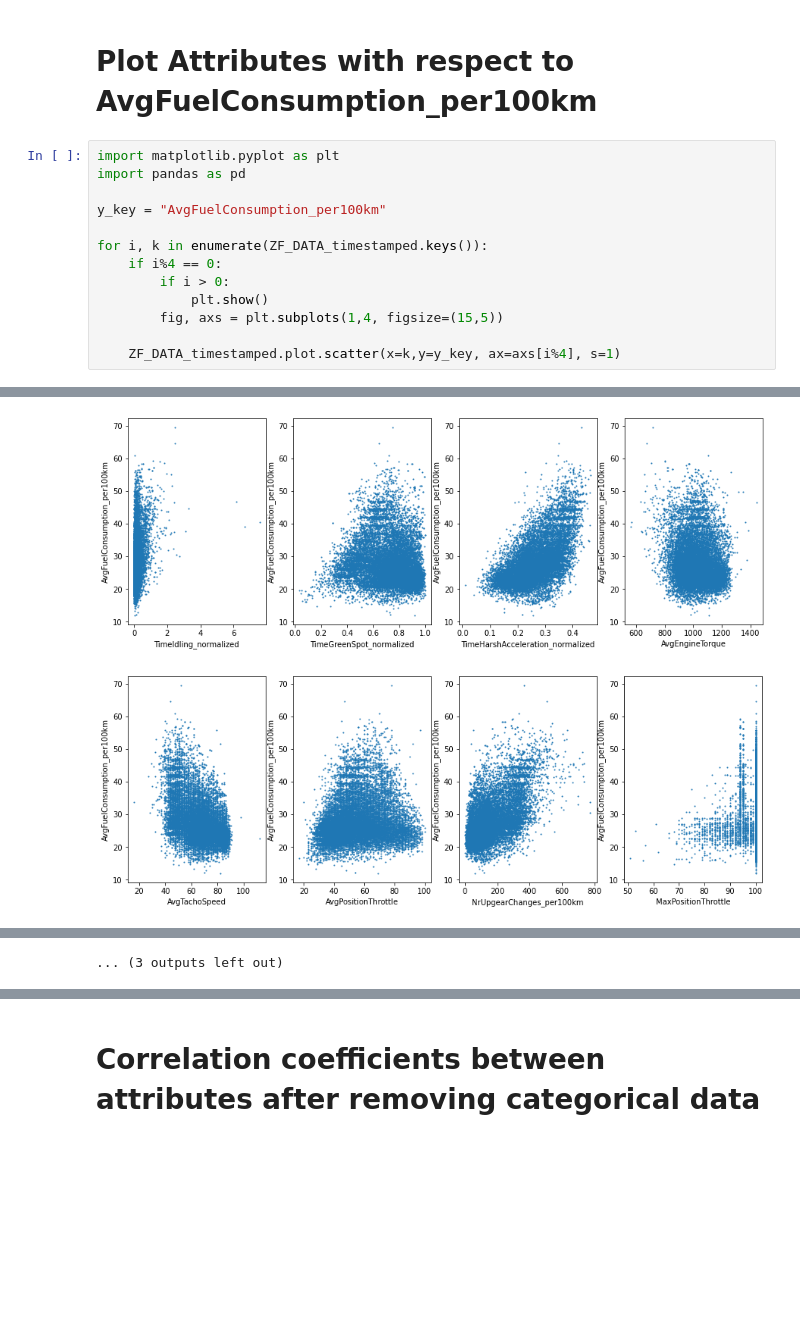
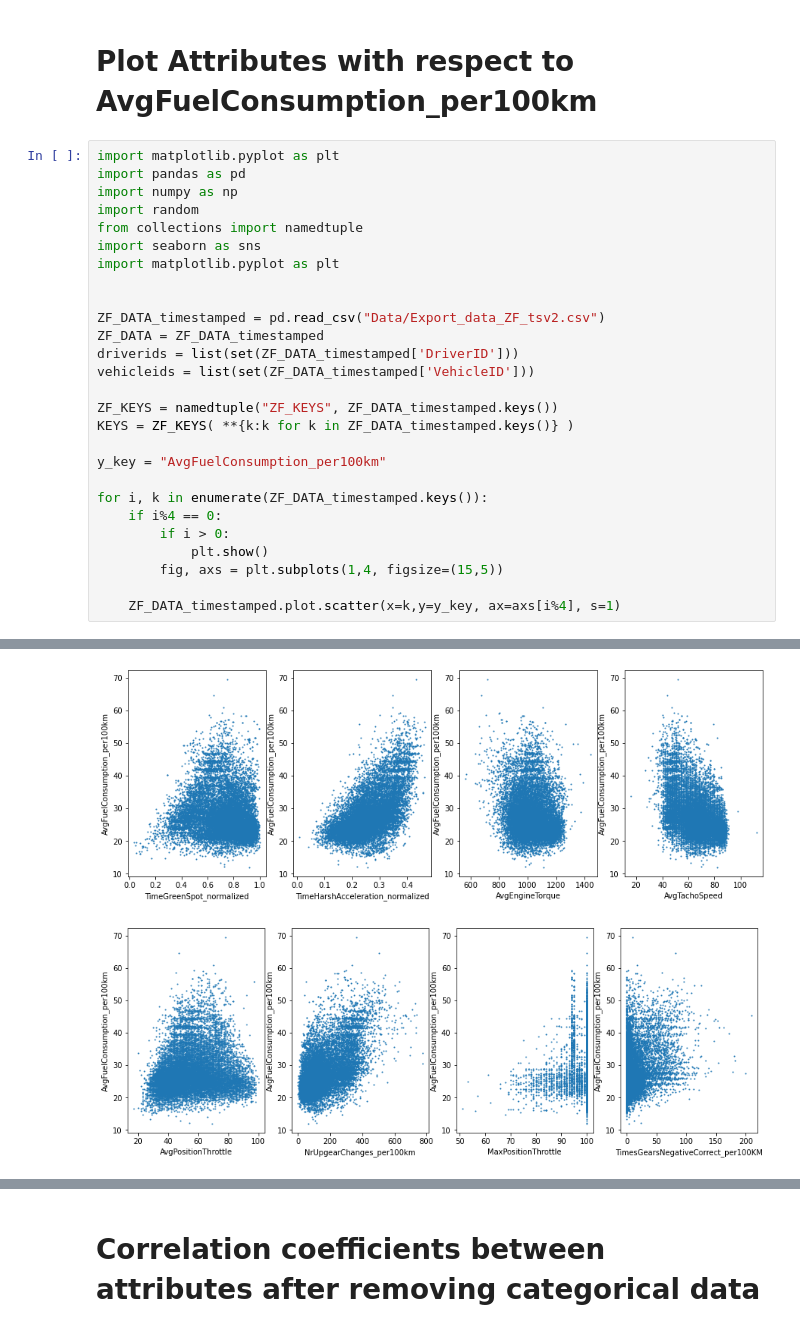
Before and after one commit to vauhochzett/ZF-Smart-Planner, a Jupyter notebook: Analysis.ipynb, the cells around one changed output, grey strips where cells are left out. Cells and saved outputs as stored; diff of their text form; blank space fills up the shorter version.

```diff
--- a/Analysis.ipynb
+++ b/Analysis.ipynb
@@ -3,6 +3,20 @@
 # %%
 import matplotlib.pyplot as plt
 import pandas as pd
+import numpy as np
+import random
+from collections import namedtuple
+import seaborn as sns
+import matplotlib.pyplot as plt
+
+
+ZF_DATA_timestamped = pd.read_csv("Data/Export_data_ZF_tsv2.csv")
+ZF_DATA = ZF_DATA_timestamped
+driverids = list(set(ZF_DATA_timestamped['DriverID']))
+vehicleids = list(set(ZF_DATA_timestamped['VehicleID']))
+
+ZF_KEYS = namedtuple("ZF_KEYS", ZF_DATA_timestamped.keys())
+KEYS = ZF_KEYS( **{k:k for k in ZF_DATA_timestamped.keys()} )
 
 y_key = "AvgFuelConsumption_per100km"
 
@@ -20,2 +34,2 @@ for i, k in enumerate(ZF_DATA_timestamped.keys()):
-[figure, old version]
+[figure, new version]
-[figure, old version]
+[figure, new version]
@@ -29 +42,0 @@ for i, k in enumerate(ZF_DATA_timestamped.keys()):
-... (3 outputs left out)
```
Also changed, not shown: parts of 25 cells of this notebook.
